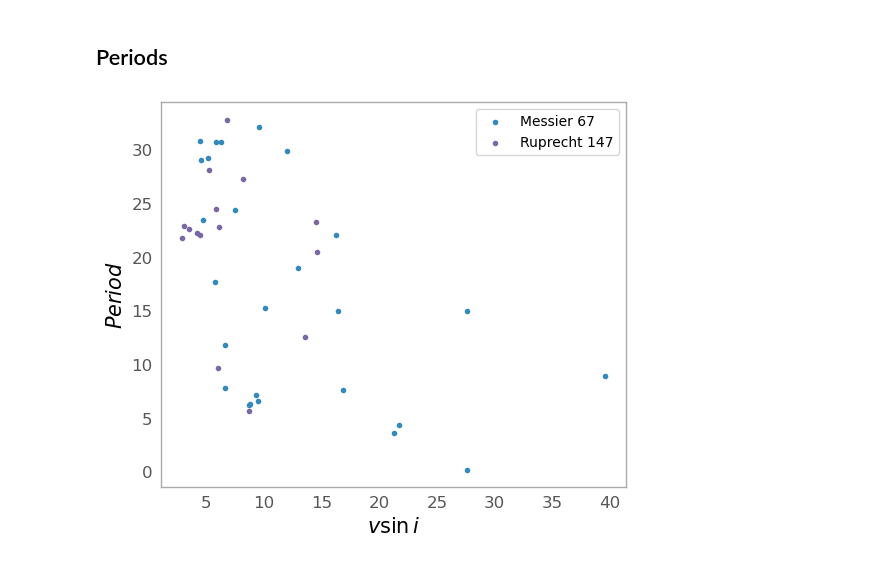
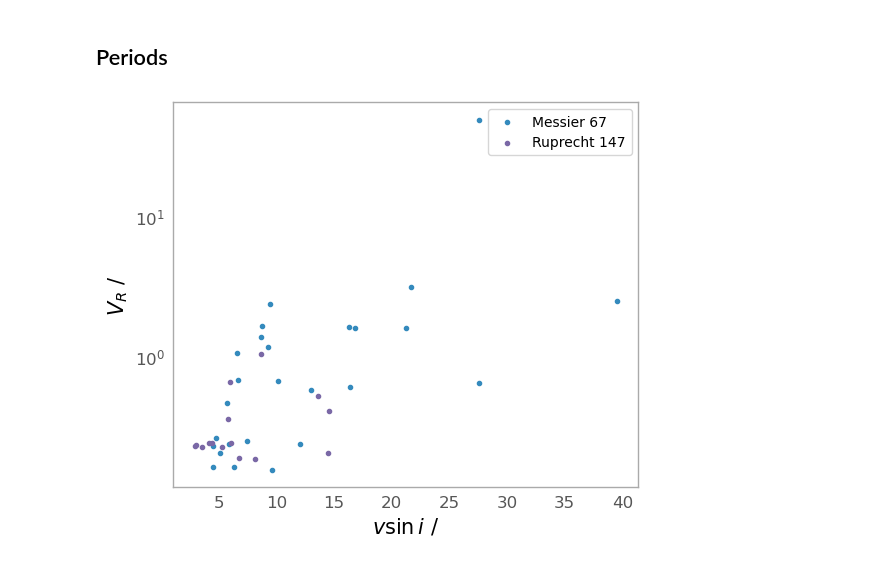
Before and after one commit to Rhianna2/Rhianna_ASTR3005, a Jupyter notebook: project_work.ipynb, the cells around one changed output. Cells and saved outputs as stored; diff of their text form; code cells hidden in the pictures.

Commit message:
addedextra plots and RV vs colour mag plots

```diff
--- a/project_work.ipynb
+++ b/project_work.ipynb
@@ -47,20 +47,21 @@ plt.show()
 # %% [markdown]
 ## Periods
 # %%
-Gaudin_GALAH_M67['Velocity'] = (2 * np.pi * Gaudin_GALAH_M67['Radius']) / Gaudin_GALAH_M67['Per']
-Gaudin_GALAH_R147['Velocity'] = (2 * np.pi * Gaudin_GALAH_R147['Radius']) / Gaudin_GALAH_R147['Per']
+Gaudin_GALAH_M67['RotationalVelocity'] = (2 * np.pi * Gaudin_GALAH_M67['Radius']) / Gaudin_GALAH_M67['Per']
+Gaudin_GALAH_R147['RotationalVelocity'] = (2 * np.pi * Gaudin_GALAH_R147['Radius']) / Gaudin_GALAH_R147['Per']
 # %%
 plt.figure(figsize = [6,5])
-plt.scatter(Gaudin_GALAH_M67['vsini'], Gaudin_GALAH_M67['Per'], label='Messier 67', marker='.')
-plt.scatter(Gaudin_GALAH_R147['vsini'], Gaudin_GALAH_R147['Per'], label='Ruprecht 147', marker='.')
+plt.scatter(Gaudin_GALAH_M67['vsini'], Gaudin_GALAH_M67['RotationalVelocity'], label='Messier 67', marker='.')
+plt.scatter(Gaudin_GALAH_R147['vsini'], Gaudin_GALAH_R147['RotationalVelocity'], label='Ruprecht 147', marker='.')
 
-plt.xlabel(r'$v\sin{i}$', fontsize=15)
-plt.ylabel(r'$Period$', fontsize=15)
+plt.xlabel(r'$v\sin{i} ~/~$', fontsize=15)
+plt.ylabel(r'$V_R ~/~$', fontsize=15)
 
+plt.yscale('log')
 plt.tight_layout
 plt.legend(fontsize =10)
 plt.grid(False)
-plt.savefig('Period_vs_vsini.png', dpi=200, bbox_inches="tight")
+plt.savefig('RV_vs_vsini.png', dpi=200, bbox_inches="tight")
 plt.show()
 # %% [output]
-[figure, old version]
+[figure, new version]
```
Also changed, not shown: parts of 4 cells of this notebook, 1 other file.
